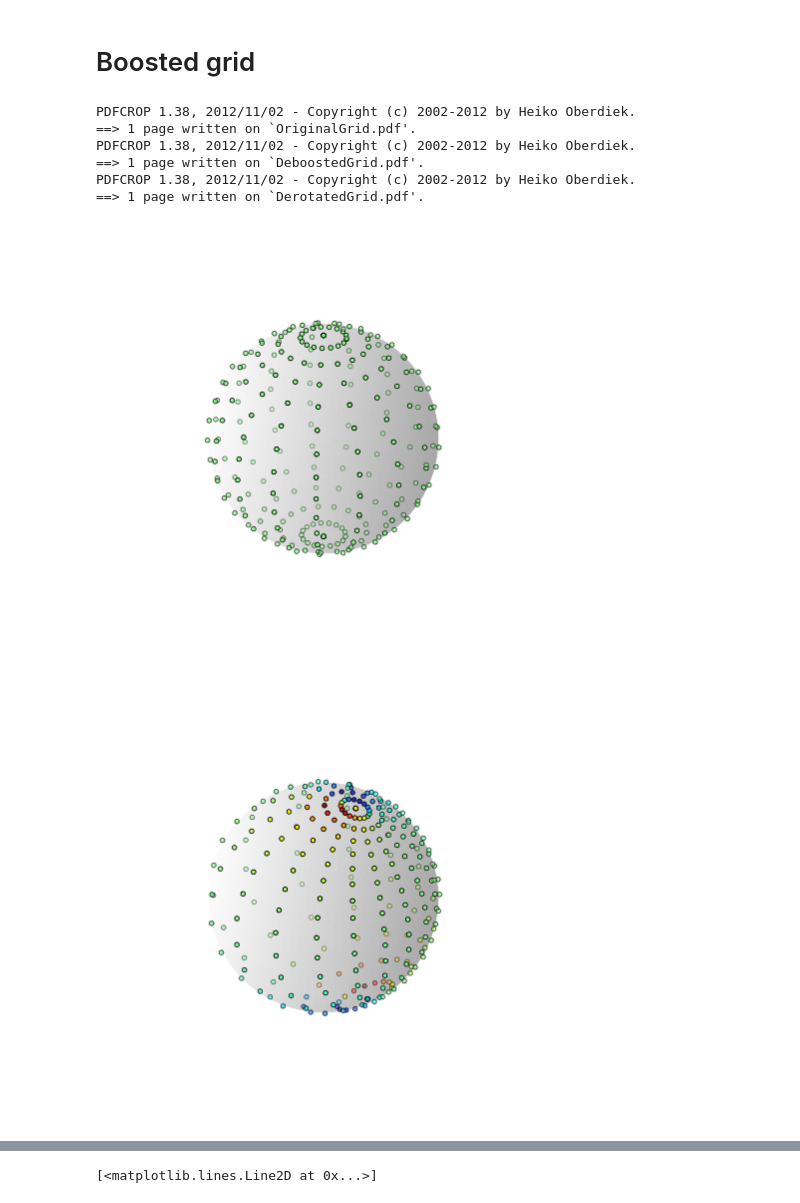
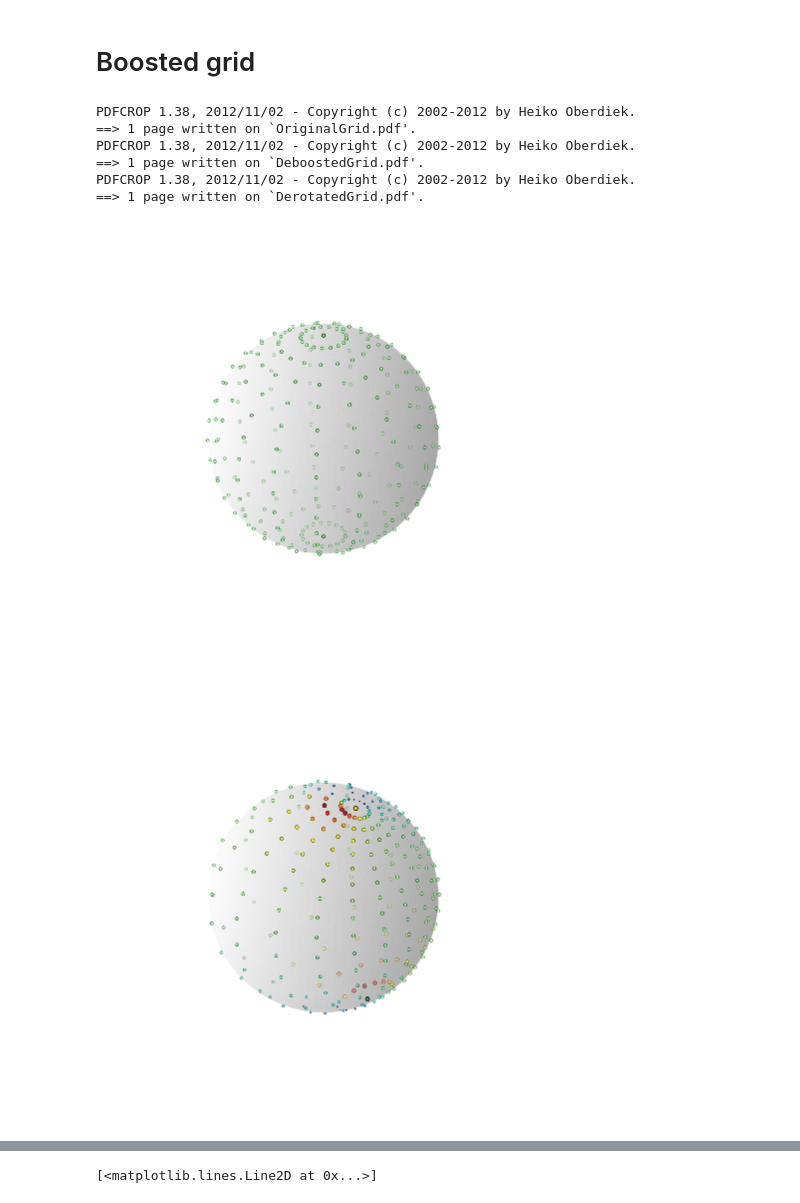
Before and after one commit to mobleTalks/SXS2015, a Jupyter notebook: Plots/Notes.ipynb, the cells around one changed output, grey strips where cells are left out. Cells and saved outputs as stored; diff of their text form; code cells hidden in the pictures.

```diff
--- a/Plots/Notes.ipynb
+++ b/Plots/Notes.ipynb
@@ -80,7 +146,7 @@ zm = rm * np.outer(np.ones(np.size(phi)), np.cos(theta))
 fig = plt.figure(figsize = (6,6))
 ax = fig.add_subplot(111, projection='3d')
 ax.plot_surface(xm, ym, zm, rstride=1, cstride=1, linewidth=0, color=(1, 1, 1, 0.5));
-ax.scatter(r_prm[:,0],r_prm[:,1],r_prm[:,2],c=mpl.cm.jet(0.5));
+ax.scatter(r_prm[:,0],r_prm[:,1],r_prm[:,2], c=mpl.cm.jet(0.5), s=10, linewidths=0.375);
 # ax.plot_wireframe(r_prm[:,0],r_prm[:,1],r_prm[:,2]);
 #ax.set_title('Grid as seen in boosted frame');
 ax.set_xlim(-1,1);
@@ -90,42 +156,41 @@ ax._axis3don = False;
 plt.tight_layout(pad=0.1);
 plt.savefig('OriginalGrid.pdf', transparent=True);
 ! pdfcrop OriginalGrid.pdf OriginalGrid.pdf
-
 # Now show that grid "de-boosted" into the original frame
 fig = plt.figure(figsize = (6,6))
 ax = fig.add_subplot(111, projection='3d')
 ax.plot_surface(xm, ym, zm, rstride=1, cstride=1, linewidth=0, color=(1, 1, 1, 0.5));
-ax.scatter(r[:,0],r[:,1],r[:,2], c=phase_differences);
+ax.scatter(r[:,0],r[:,1],r[:,2], c=phase_differences, s=20*phase_differences/math.pi, linewidths=0.375);
 # ax.plot_wireframe(r[:,0],r[:,1],r[:,2]);
 #ax.set_title('Grid in original frame that will become equi-angular in boosted frame');
 ax.set_xlim(-1,1);
 ax.set_ylim(-1,1);
 ax.set_zlim(-1,1);
 ax._axis3don = False;
 plt.tight_layout(pad=0.1);
 plt.savefig('DeboostedGrid.pdf', transparent=True);
 ! pdfcrop DeboostedGrid.pdf DeboostedGrid.pdf
 
 # Now show that grid "de-rotated" into the original frame
 fig = plt.figure(figsize = (6,6))
 ax = fig.add_subplot(111, projection='3d')
 ax.plot_surface(xm, ym, zm, rstride=1, cstride=1, linewidth=0, color=(1, 1, 1, 0.5));
-ax.scatter(rr[:,0],rr[:,1],rr[:,2], c=phase_differencesr);
+ax.scatter(rr[:,0],rr[:,1],rr[:,2], c=phase_differencesr, s=20*phase_differencesr/math.pi, linewidths=0.375);
 # ax.plot_wireframe(r[:,0],r[:,1],r[:,2]);
 #ax.set_title('Grid in original frame that will become equi-angular in boosted frame');
 ax.set_xlim(-1,1);
 ax.set_ylim(-1,1);
 ax.set_zlim(-1,1);
 ax._axis3don = False;
 plt.tight_layout(pad=0.1);
 plt.savefig('DerotatedGrid.pdf', transparent=True);
 ! pdfcrop DerotatedGrid.pdf DerotatedGrid.pdf
 # %% [output]
 PDFCROP 1.38, 2012/11/02 - Copyright (c) 2002-2012 by Heiko Oberdiek.
 ==> 1 page written on `OriginalGrid.pdf'.
 PDFCROP 1.38, 2012/11/02 - Copyright (c) 2002-2012 by Heiko Oberdiek.
 ==> 1 page written on `DeboostedGrid.pdf'.
 PDFCROP 1.38, 2012/11/02 - Copyright (c) 2002-2012 by Heiko Oberdiek.
 ==> 1 page written on `DerotatedGrid.pdf'.
-[figure, old version]
+[figure, new version]
-[figure, old version]
+[figure, new version]
```
Also changed, not shown: parts of 8 cells of this notebook, 2 other files.
